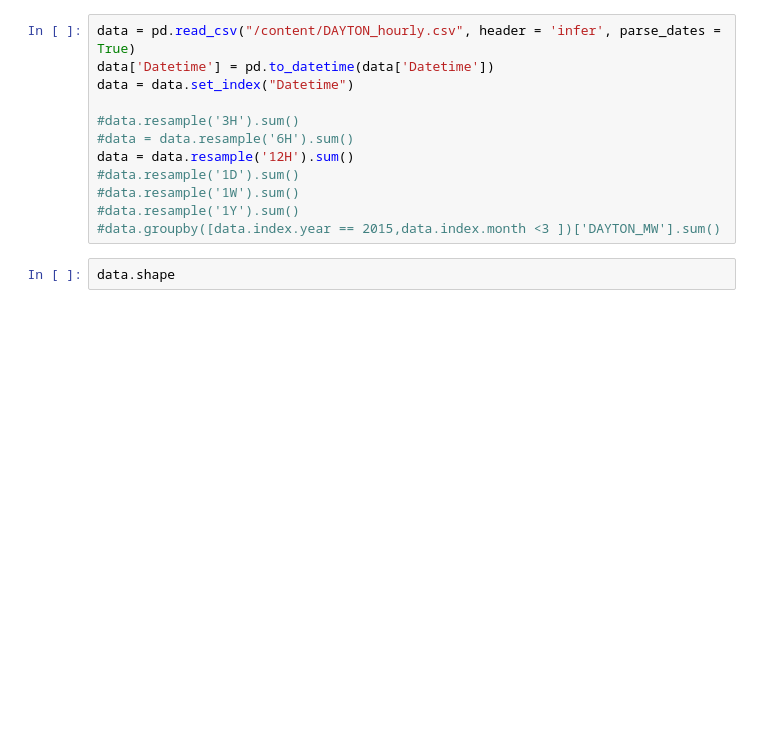
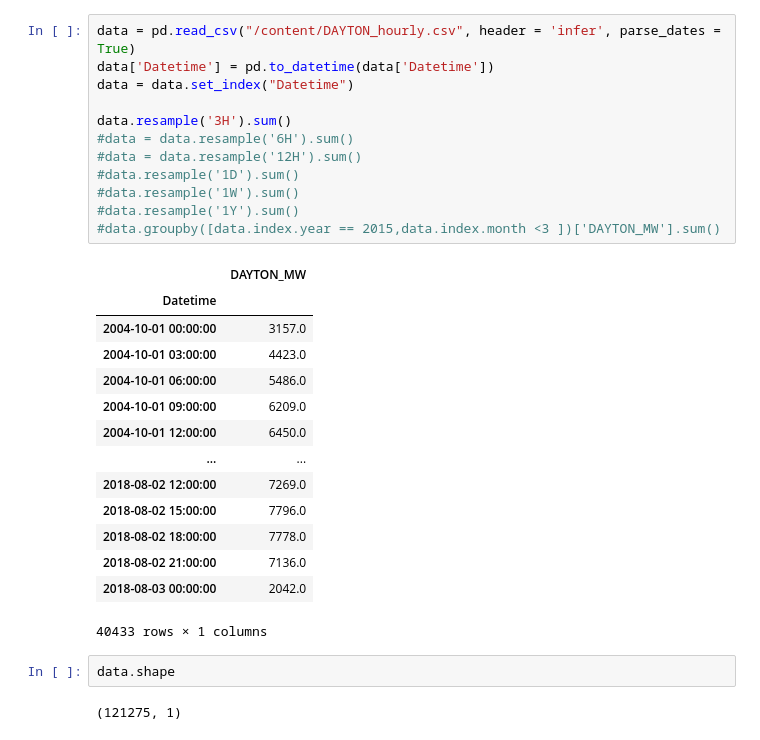
Before and after one commit to rafalopes74/EnergyConsumptionAI, a Jupyter notebook: multi_step_prediction.ipynb, the cells around one changed output. Cells and saved outputs as stored; diff of their text form; blank space fills up the shorter version.

```diff
--- a/multi_step_prediction.ipynb
+++ b/multi_step_prediction.ipynb
@@ -26,16 +22,33 @@ plt.style.use('ggplot')
 # %%
 data = pd.read_csv("/content/DAYTON_hourly.csv", header = 'infer', parse_dates = True)
 data['Datetime'] = pd.to_datetime(data['Datetime'])
 data = data.set_index("Datetime")
 
-#data.resample('3H').sum()
+data.resample('3H').sum()
 #data = data.resample('6H').sum()
-data = data.resample('12H').sum()
+#data = data.resample('12H').sum()
 #data.resample('1D').sum()
 #data.resample('1W').sum()
 #data.resample('1Y').sum()
 #data.groupby([data.index.year == 2015,data.index.month <3 ])['DAYTON_MW'].sum()
+# %% [output]
+|  | DAYTON_MW |
+| Datetime |  |
+| 2004-10-01 00:00:00 | 3157.0 |
+| 2004-10-01 03:00:00 | 4423.0 |
+| 2004-10-01 06:00:00 | 5486.0 |
+| 2004-10-01 09:00:00 | 6209.0 |
+| 2004-10-01 12:00:00 | 6450.0 |
+| ... | ... |
+| 2018-08-02 12:00:00 | 7269.0 |
+| 2018-08-02 15:00:00 | 7796.0 |
+| 2018-08-02 18:00:00 | 7778.0 |
+| 2018-08-02 21:00:00 | 7136.0 |
+| 2018-08-03 00:00:00 | 2042.0 |
+40433 rows × 1 columns
 # %%
 data.shape
+# %% [output]
+(121275, 1)
 # %%
 data.tail(5)
```
Also changed, not shown: parts of 20 cells of this notebook.
